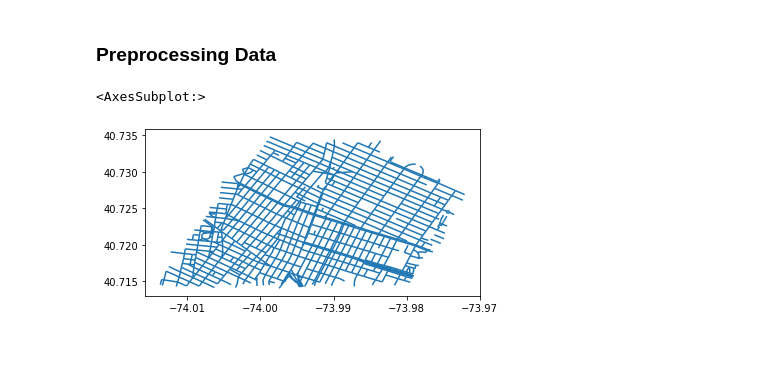
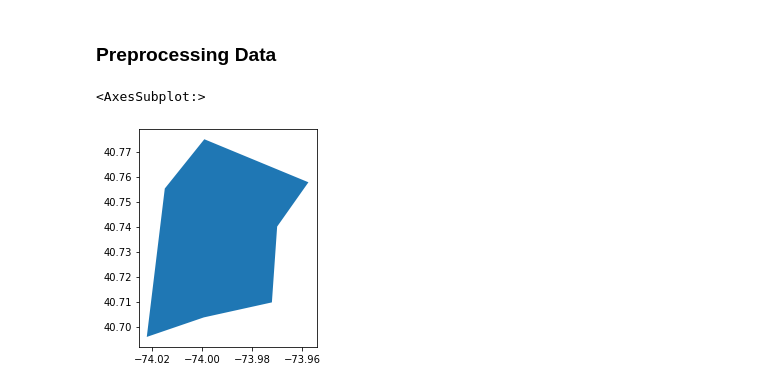
Before and after one commit to rtealwitter/OpenStreets, a Jupyter notebook: wrangle_data.ipynb, the cells around one changed output. Cells and saved outputs as stored; diff of their text form; code cells hidden in the pictures; blank space fills up the shorter version.

```diff
--- a/wrangle_data.ipynb
+++ b/wrangle_data.ipynb
@@ -15,6 +17,14 @@ gdf_streets.set_geometry('the_geom', inplace=True)
 # %%
 # Hand chosen lower manhattan polygon because of high citibike density
-points_lat = [40.72702, 40.73375, 40.73336, 40.71464, 40.71505]
-points_long = [-73.97238, -73.98580, -73.99969, -74.01390, -73.97978]
+#points_lat = [40.72702, 40.73375, 40.73336, 40.71464, 40.71505]
+#points_long = [-73.97238, -73.98580, -73.99969, -74.01390, -73.97978]
+
+points_lat = [40.6959, 40.7552, 40.7749, 40.7577, 40.7400, 40.7097, 40.7037]
+points_long = [-74.0222, -74.0150, -73.9992, -73.9576, -73.9701, -73.9722, -73.9994]
+
+#points_lat = [40.73, 40.70, 40.71, 40.73]
+#points_long = [-74.02, -74.02, -73.98, -73.98]
+
+# Create a polygon from the points
 filter = shapely.geometry.Polygon(zip(points_long, points_lat))
 filter = gpd.GeoDataFrame(geometry = [filter])
@@ -23,5 +31,5 @@ gdf_restricted = gdf_streets.sjoin(filter) # restrict streets to filter
 # %%
-gdf_restricted.plot()
+filter.plot()
 # %% [output]
 <AxesSubplot:>
-[figure, old version]
+[figure, new version]
```
Also changed, not shown: parts of 24 cells of this notebook.
